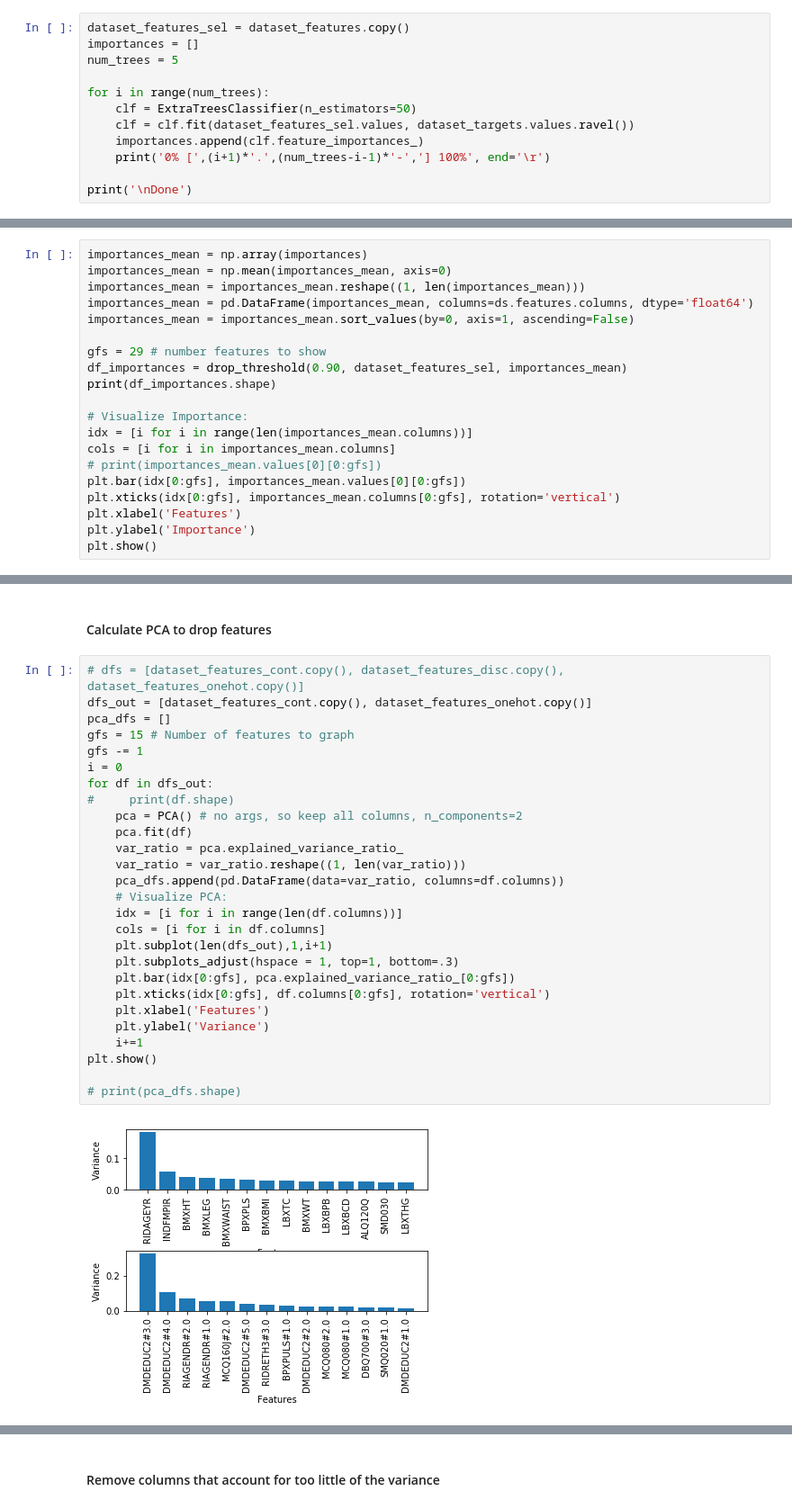
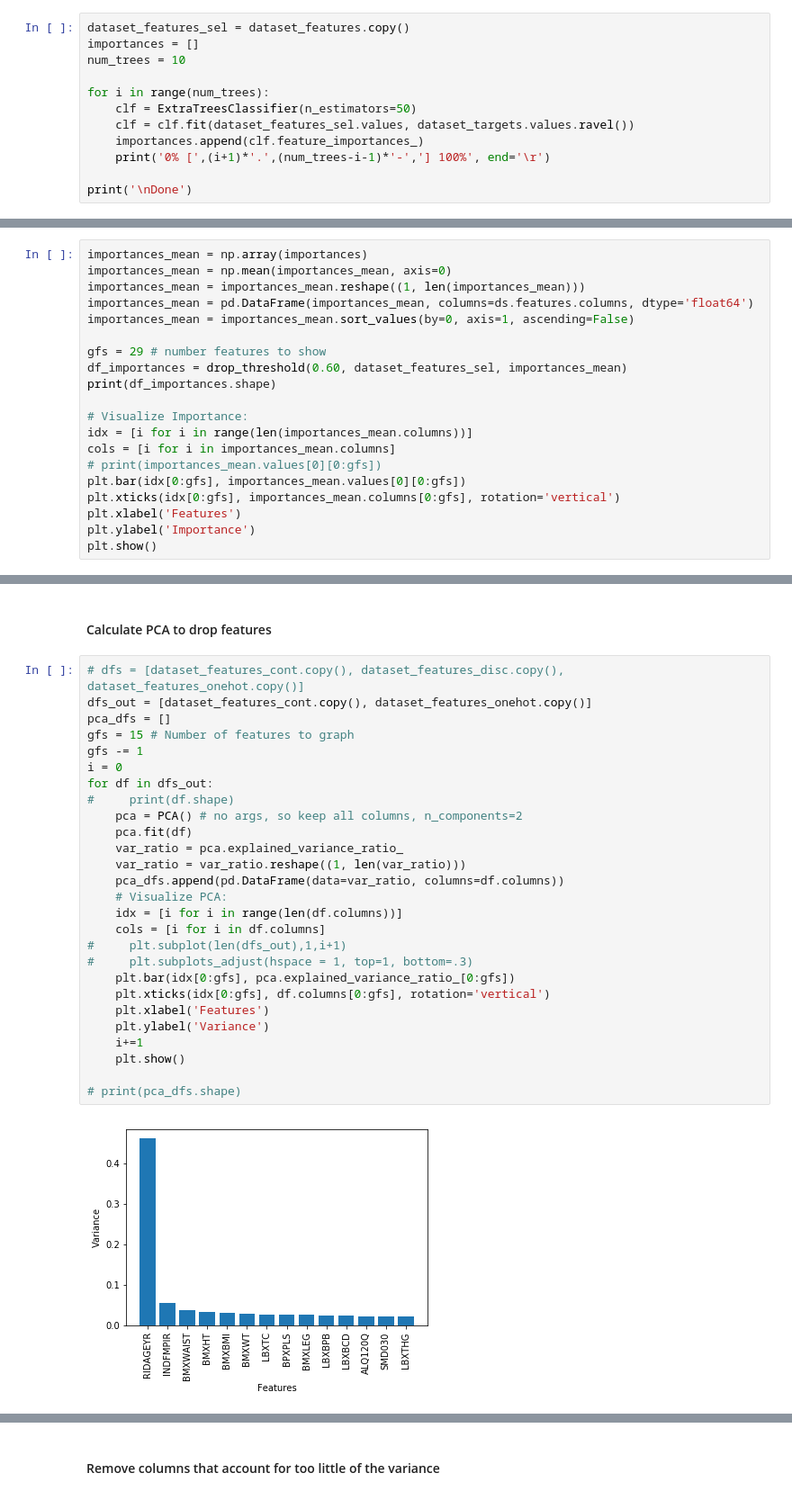
Before and after one commit to allen-n/Opportunistic, a Jupyter notebook: Demo_Dataset.ipynb, the cells around one changed output, grey strips where cells are left out. Shown: that part at 90% size. Saved outputs shown, nothing was run; the diff lists cells and outputs as text.

```diff
--- a/Demo_Dataset.ipynb
+++ b/Demo_Dataset.ipynb
@@ -66,7 +69,7 @@ print(dataset_targets.shape)
 # %%
 dataset_features_sel = dataset_features.copy()
 importances = []
-num_trees = 5
+num_trees = 10
 
 for i in range(num_trees):
     clf = ExtraTreesClassifier(n_estimators=50)
@@ -118,7 +121,7 @@ importances_mean = pd.DataFrame(importances_mean, columns=ds.features.columns, d
 importances_mean = importances_mean.sort_values(by=0, axis=1, ascending=False)
 
 gfs = 29 # number features to show
-df_importances = drop_threshold(0.90, dataset_features_sel, importances_mean)
+df_importances = drop_threshold(0.60, dataset_features_sel, importances_mean)
 print(df_importances.shape)
 
 # Visualize Importance:
@@ -154,29 +157,29 @@ Categorical features shape: (98908, 40)
 # %%
 # dfs = [dataset_features_cont.copy(), dataset_features_disc.copy(), dataset_features_onehot.copy()]
 dfs_out = [dataset_features_cont.copy(), dataset_features_onehot.copy()]
 pca_dfs = []
 gfs = 15 # Number of features to graph
 gfs -= 1
 i = 0
 for df in dfs_out:
 #     print(df.shape)
     pca = PCA() # no args, so keep all columns, n_components=2
     pca.fit(df)
     var_ratio = pca.explained_variance_ratio_
     var_ratio = var_ratio.reshape((1, len(var_ratio)))
     pca_dfs.append(pd.DataFrame(data=var_ratio, columns=df.columns))
     # Visualize PCA:
     idx = [i for i in range(len(df.columns))]
     cols = [i for i in df.columns]
-    plt.subplot(len(dfs_out),1,i+1)
-    plt.subplots_adjust(hspace = 1, top=1, bottom=.3)
+#     plt.subplot(len(dfs_out),1,i+1)
+#     plt.subplots_adjust(hspace = 1, top=1, bottom=.3)
     plt.bar(idx[0:gfs], pca.explained_variance_ratio_[0:gfs])
     plt.xticks(idx[0:gfs], df.columns[0:gfs], rotation='vertical')
     plt.xlabel('Features')
     plt.ylabel('Variance')
     i+=1
-plt.show()
+    plt.show()
 
 # print(pca_dfs.shape)
 # %% [output]
-[figure, old version]
+[figure, new version]
```
Also changed, not shown: parts of 22 cells of this notebook, 1 other file.
